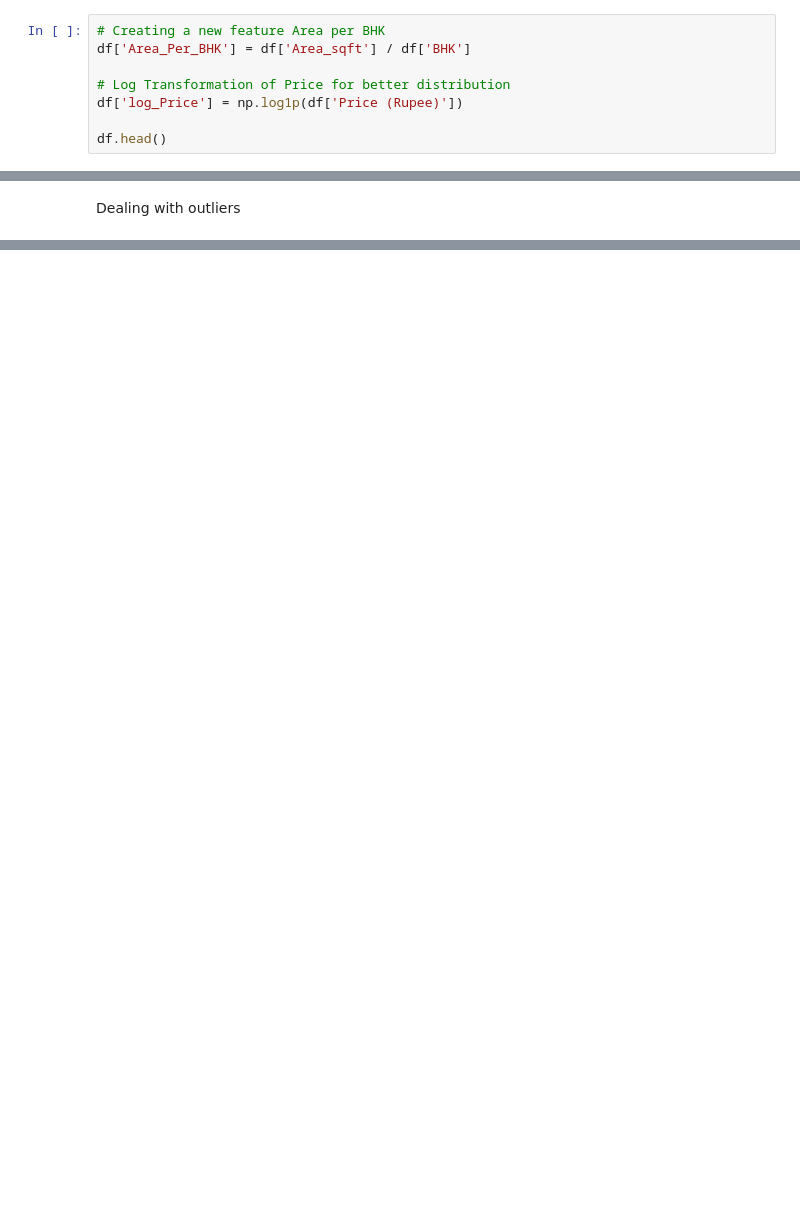
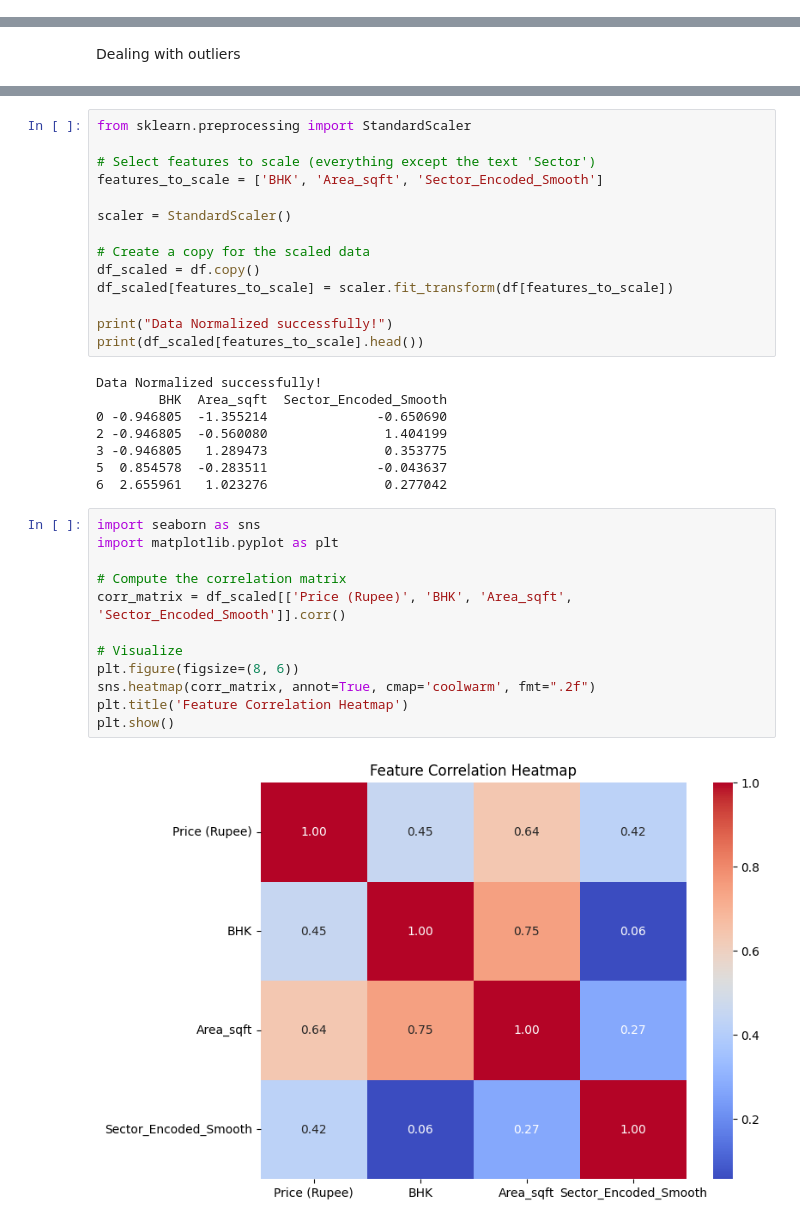
Before and after one commit to SinghNitin-0703/House_Rent_prediction_based_scraped_data, a Jupyter notebook: Gr.Noida House Price Prediction.ipynb, the cells around one changed output, grey strips where cells are left out. Cells and saved outputs as stored; diff of their text form; blank space fills up the shorter version.

```diff
--- a/Gr.Noida House Price Prediction.ipynb
+++ b/Gr.Noida House Price Prediction.ipynb
@@ -248,11 +248,3 @@ array(['Sector 16C', 'Sector 1', 'Sigma 4', 'Sector 10',
       dtype=object)
 # %% [markdown]
 # Feature Engreening
-# %%
-# Creating a new feature Area per BHK
-df['Area_Per_BHK'] = df['Area_sqft'] / df['BHK']
-
-# Log Transformation of Price for better distribution
-df['log_Price'] = np.log1p(df['Price (Rupee)'])
-
-df.head()
@@ -451,0 +361,36 @@ X_train.head()
+# %%
+from sklearn.preprocessing import StandardScaler
+
+# Select features to scale (everything except the text 'Sector')
+features_to_scale = ['BHK', 'Area_sqft', 'Sector_Encoded_Smooth']
+
+scaler = StandardScaler()
+
+# Create a copy for the scaled data
+df_scaled = df.copy()
+df_scaled[features_to_scale] = scaler.fit_transform(df[features_to_scale])
+
+print("Data Normalized successfully!")
+print(df_scaled[features_to_scale].head())
+# %% [output]
+Data Normalized successfully!
+        BHK  Area_sqft  Sector_Encoded_Smooth
+0 -0.946805  -1.355214              -0.650690
+2 -0.946805  -0.560080               1.404199
+3 -0.946805   1.289473               0.353775
+5  0.854578  -0.283511              -0.043637
+6  2.655961   1.023276               0.277042
+# %%
+import seaborn as sns
+import matplotlib.pyplot as plt
+
+# Compute the correlation matrix
+corr_matrix = df_scaled[['Price (Rupee)', 'BHK', 'Area_sqft', 'Sector_Encoded_Smooth']].corr()
+
+# Visualize
+plt.figure(figsize=(8, 6))
+sns.heatmap(corr_matrix, annot=True, cmap='coolwarm', fmt=".2f")
+plt.title('Feature Correlation Heatmap')
+plt.show()
+# %% [output]
+[figure, added]
```
Also changed, not shown: parts of 25 cells of this notebook.
